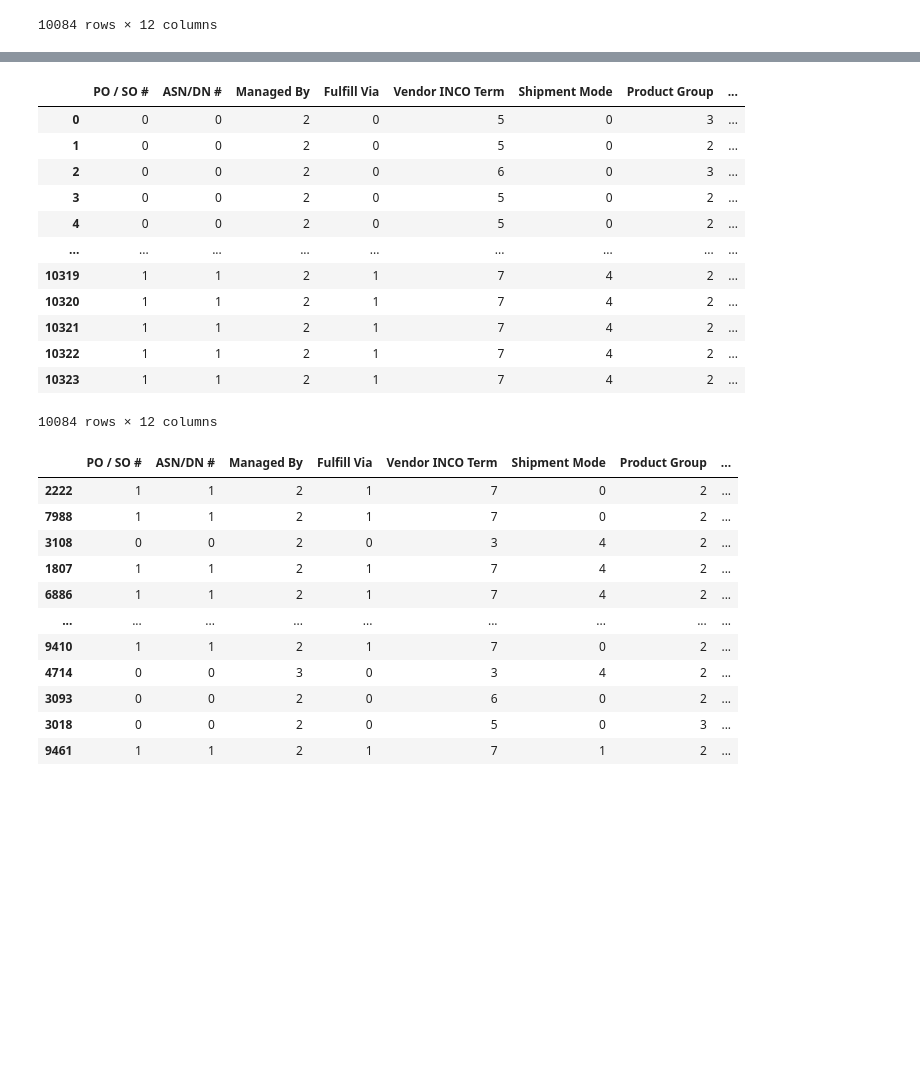
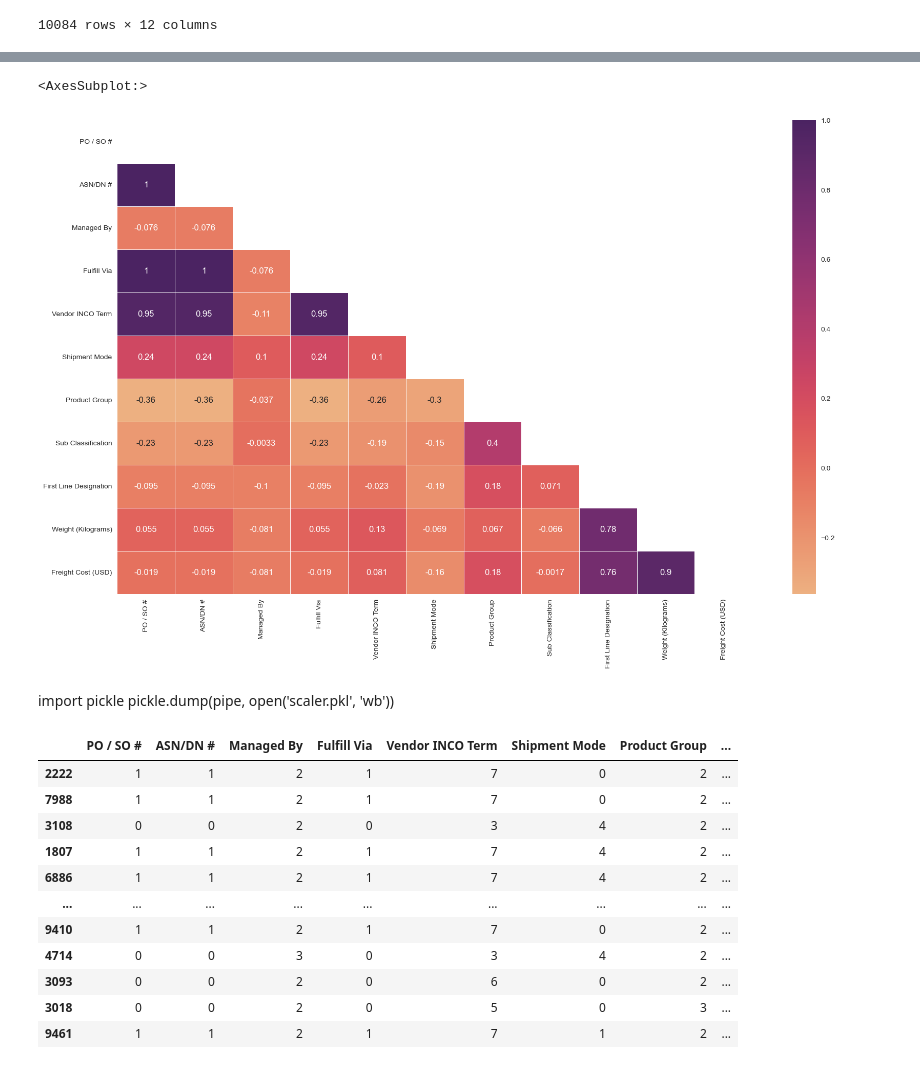
Before and after one commit to dev-hack95/Consignment-Pricing, a Jupyter notebook: Consignment Price Prediction.ipynb, the cells around one changed output, grey strips where cells are left out. Saved outputs shown, nothing was run; the diff lists cells and outputs as text; code cells hidden in the pictures; blank space fills up the shorter version.

```diff
--- a/notebooks/Consignment Price Prediction.ipynb
+++ b/Consignment Price Prediction.ipynb
@@ -936,16 +1005,0 @@ pickle.dump(pipe, open('scaler.pkl', 'wb'))
-# %%
-df
-# %% [output]
-|  | PO / SO # | ASN/DN # | Managed By | Fulfill Via | Vendor INCO Term | Shipment Mode | Product Group | ... |
-| 0 | 0 | 0 | 2 | 0 | 5 | 0 | 3 | ... |
-| 1 | 0 | 0 | 2 | 0 | 5 | 0 | 2 | ... |
-| 2 | 0 | 0 | 2 | 0 | 6 | 0 | 3 | ... |
-| 3 | 0 | 0 | 2 | 0 | 5 | 0 | 2 | ... |
-| 4 | 0 | 0 | 2 | 0 | 5 | 0 | 2 | ... |
-| ... | ... | ... | ... | ... | ... | ... | ... | ... |
-| 10319 | 1 | 1 | 2 | 1 | 7 | 4 | 2 | ... |
-| 10320 | 1 | 1 | 2 | 1 | 7 | 4 | 2 | ... |
-| 10321 | 1 | 1 | 2 | 1 | 7 | 4 | 2 | ... |
-| 10322 | 1 | 1 | 2 | 1 | 7 | 4 | 2 | ... |
-| 10323 | 1 | 1 | 2 | 1 | 7 | 4 | 2 | ... |
-10084 rows × 12 columns
@@ -955,3 +1006,14 @@ y = df['Line Item Insurance (USD)']
+# %%
+figure(figsize=(20, 12))
+mask = np.zeros_like(x.corr('spearman'))
+mask[np.triu_indices_from(mask)] = True
+sns.heatmap(x.corr('spearman'), annot=True, cmap='flare', linewidths=.5, mask=mask)
+# %% [output]
+<AxesSubplot:>
+[figure, added]
+# %% [markdown]
+import pickle
+pickle.dump(pipe, open('scaler.pkl', 'wb'))
 # %%
 x_train, x_test, y_train, y_test = train_test_split(x, y, test_size=0.3, random_state=42)
 # %%
```
Also changed, not shown: parts of 36 cells of this notebook, 12 other files.
